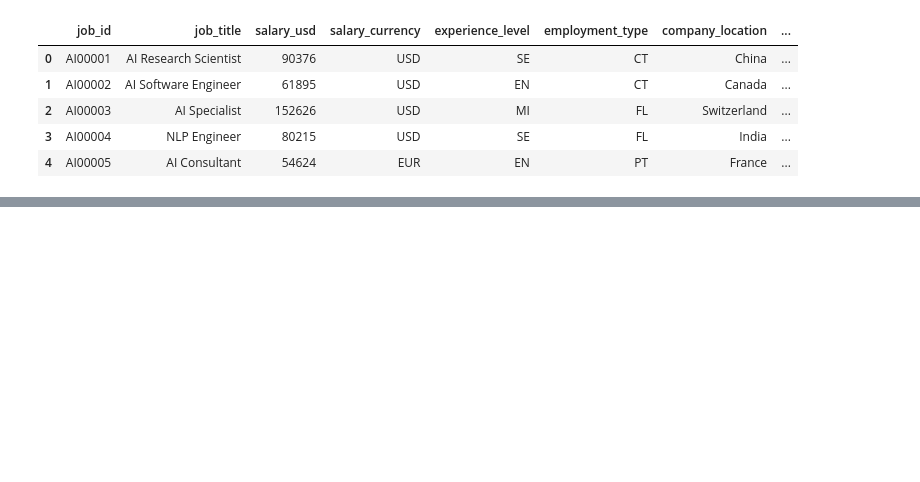
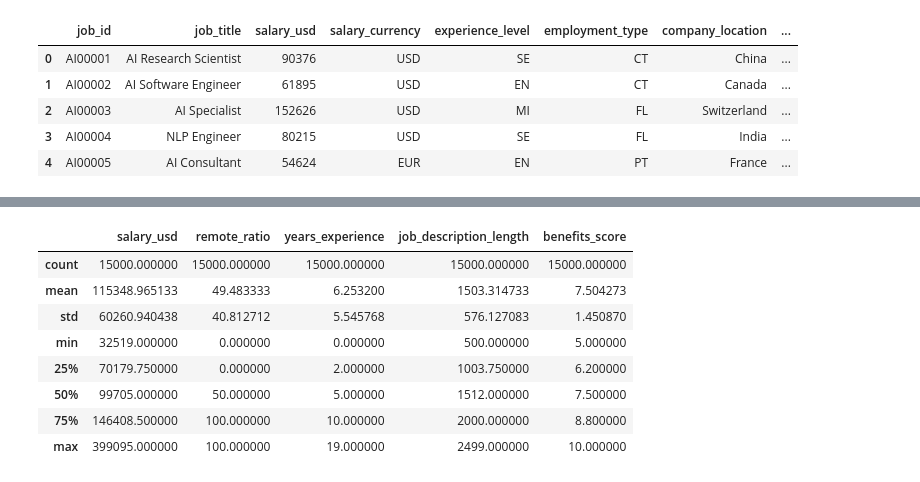
Before and after one commit to Mohansingh12/Ai, a Jupyter notebook: ml/pandas/Untitled.ipynb, the cells around one changed output, grey strips where cells are left out. Saved outputs shown, nothing was run; the diff lists cells and outputs as text; code cells hidden in the pictures; blank space fills up the shorter version.

```diff
--- a/ml/pandas/Untitled.ipynb
+++ b/ml/pandas/Untitled.ipynb
@@ -13,0 +34,12 @@ df.head()
+# %%
+df.describe()
+# %% [output]
+|  | salary_usd | remote_ratio | years_experience | job_description_length | benefits_score |
+| count | 15000.000000 | 15000.000000 | 15000.000000 | 15000.000000 | 15000.000000 |
+| mean | 115348.965133 | 49.483333 | 6.253200 | 1503.314733 | 7.504273 |
+| std | 60260.940438 | 40.812712 | 5.545768 | 576.127083 | 1.450870 |
+| min | 32519.000000 | 0.000000 | 0.000000 | 500.000000 | 5.000000 |
+| 25% | 70179.750000 | 0.000000 | 2.000000 | 1003.750000 | 6.200000 |
+| 50% | 99705.000000 | 50.000000 | 5.000000 | 1512.000000 | 7.500000 |
+| 75% | 146408.500000 | 100.000000 | 10.000000 | 2000.000000 | 8.800000 |
+| max | 399095.000000 | 100.000000 | 19.000000 | 2499.000000 | 10.000000 |
```
Also changed, not shown: parts of 1 cell of this notebook, 11 other files.
